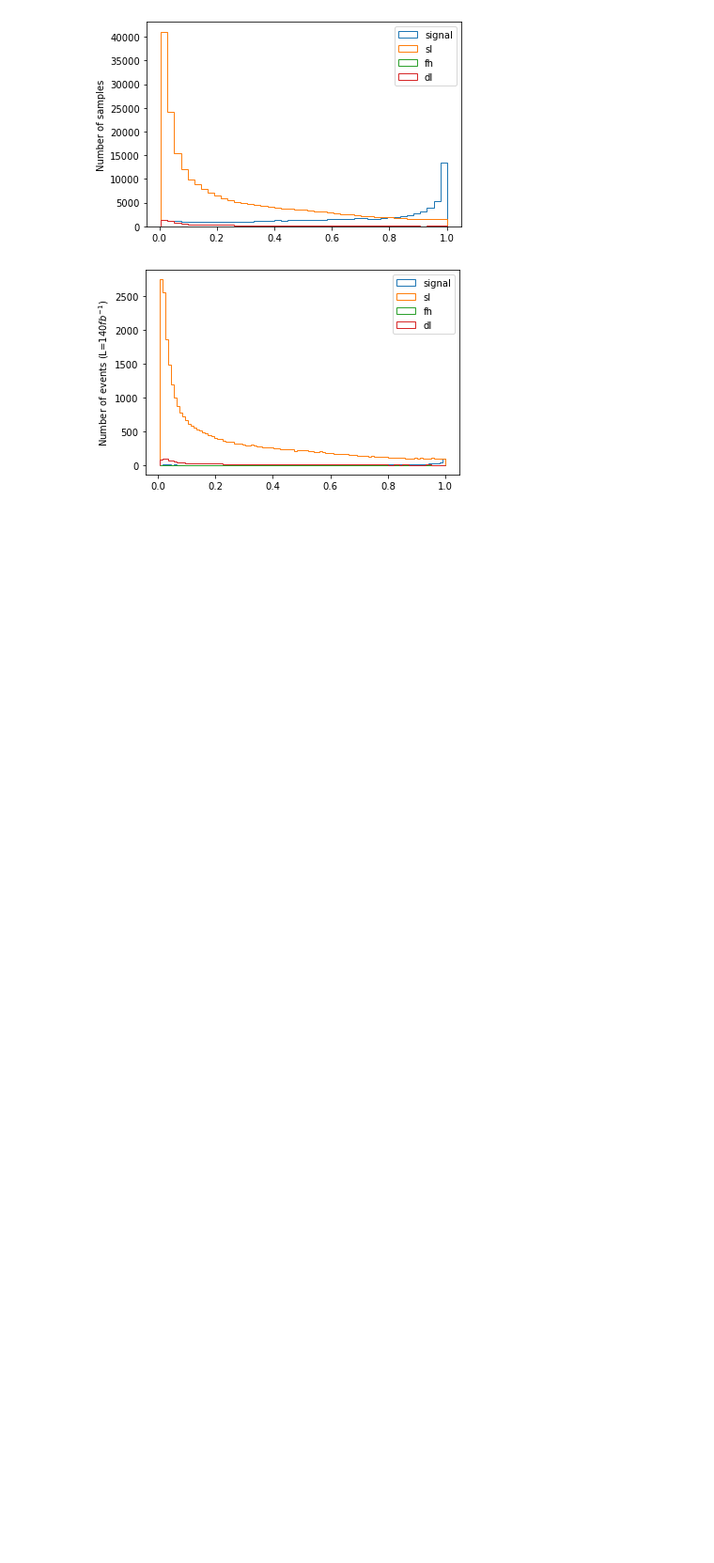
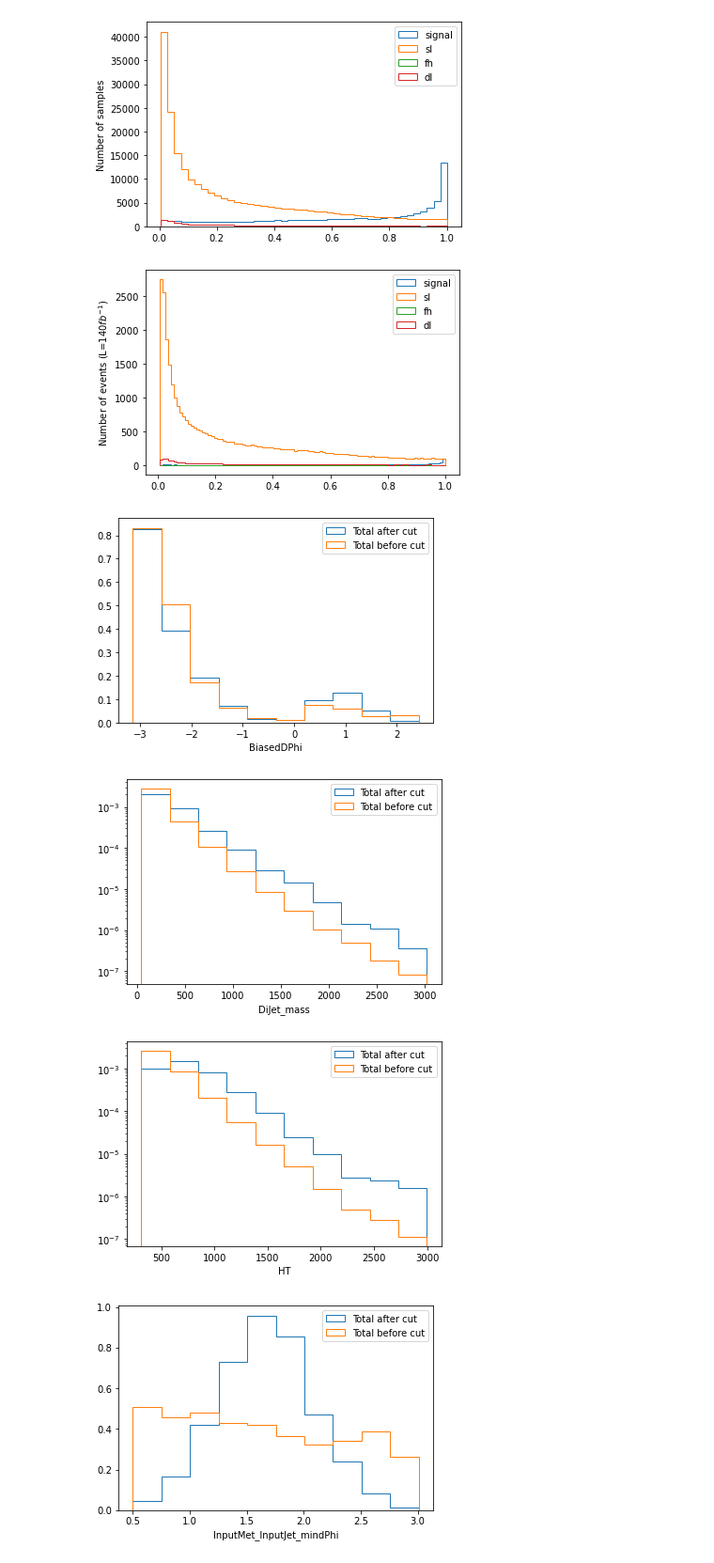
Before and after one commit to joeb42/Invisible-Higgs, a Jupyter notebook: ttbar_notebooks/RNN_analysis.ipynb, the cells around one changed output. Shown at 94% size. Drawn from its saved outputs; the diff is of its cells as text; code cells hidden in the pictures; blank space fills up the shorter version.

```diff
--- a/ttbar_notebooks/RNN_analysis.ipynb
+++ b/ttbar_notebooks/RNN_analysis.ipynb
@@ -250,3 +250,31 @@ plt.show()
 [figure]
 [figure]
 [figure]
+# %%
+import pandas as pd
+
+X_train_df = pd.read_hdf("X_train_combined.hd5")
+X_train_df_event = X_train_df.select_dtypes(exclude=object).values
+
+columns = ['BiasedDPhi', 'DiJet_mass', 'HT', 'InputMet_InputJet_mindPhi',
+       'InputMet_pt', 'MHT_pt', 'MinChi', 'MinOmegaHat', 'MinOmegaTilde',
+       'ncleanedBJet', 'ncleanedJet']
+y_train_pred = y_train_pred.reshape(y_train_pred.shape[0])
+thresh = 0.99
+for idx, column in enumerate(columns):
+       if column in ('HT', 'InputMet_pt', 'MHT_pt', 'DiJet_mass'):
+              log = True
+       else:
+              log = False
+       hist, bins, patches = plt.hist(X_train_df_event[y_train_pred >= thresh][:, idx], label=f'Total after cut', log=log, histtype="step", density=True)
+       plt.hist(X_train_df_event[:, idx], label=f'Total before cut', log=log, histtype="step", bins=bins, density=True)
+       # plt.hist(X_test_df_event[(y_pred >= thresh) & (test==1)][:, idx], label=f"true positives", log=log, density=True, histtype="step", bins=bins)
+       # plt.hist(X_test_df_event[(y_pred >= thresh) & (test==0)][:, idx], label=f"false positives", log=log, density=True, histtype="step", bins=bins)
+       plt.xlabel(column)
+       plt.legend()
+       plt.show()
+# %% [output]
+[figure, added]
+[figure, added]
+[figure, added]
+[figure, added]
```
Also changed, not shown: parts of 2 cells of this notebook.
